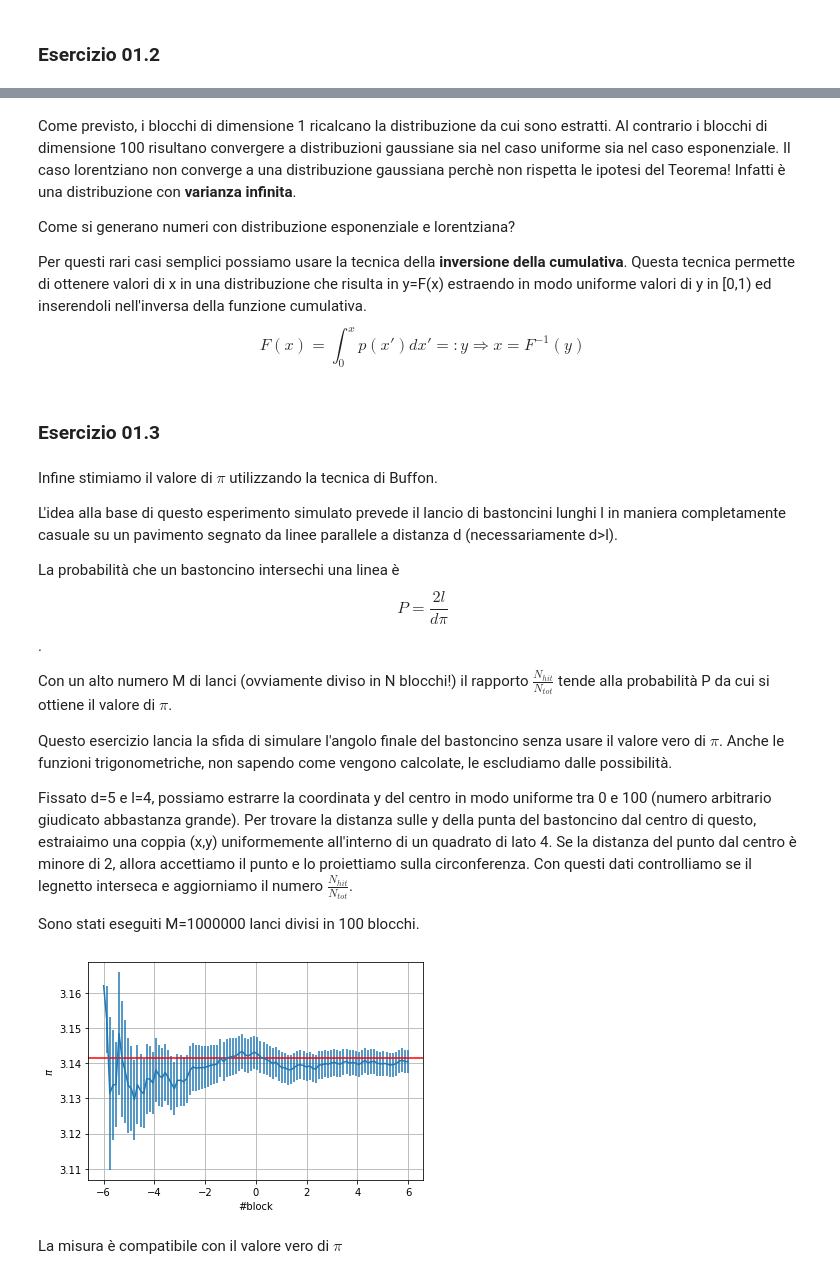
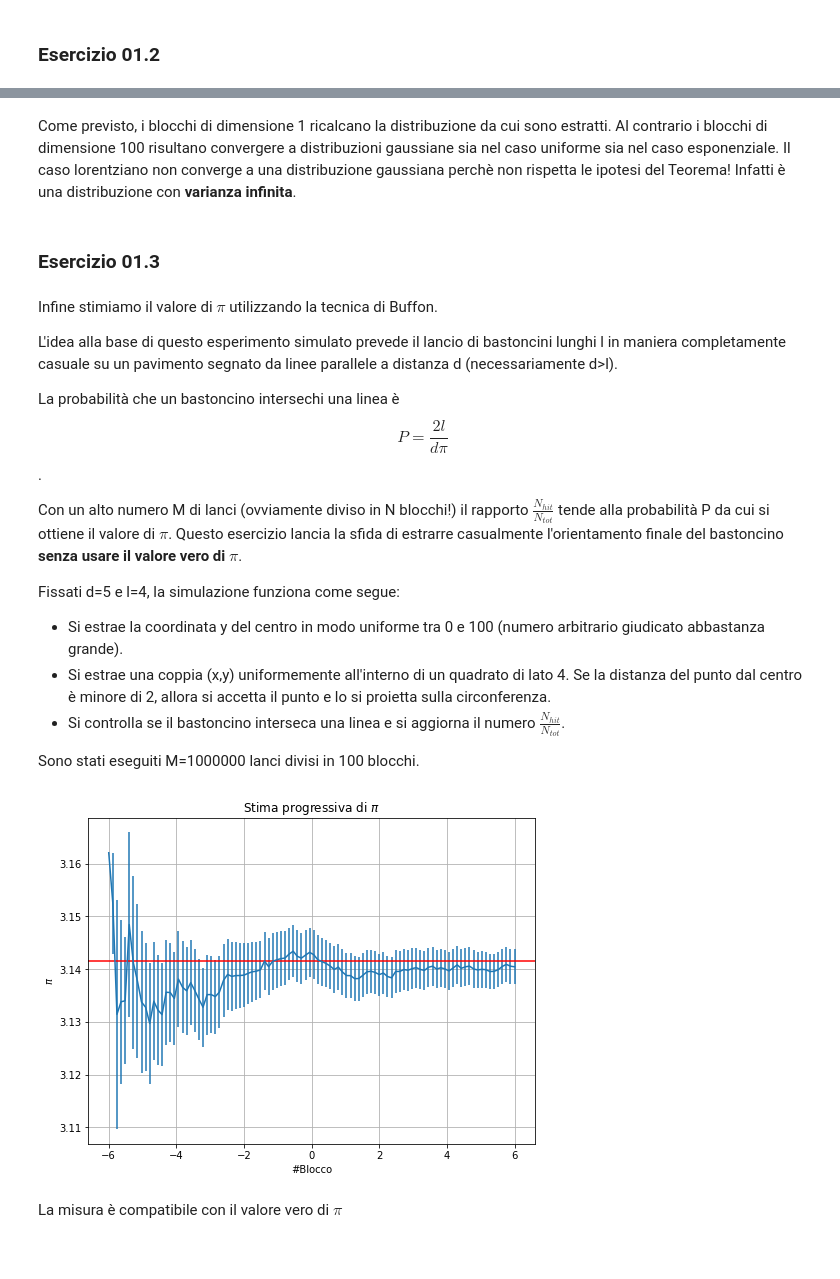
Before and after one commit to dariopullia/Numerical_Simulations_Lab, a Jupyter notebook: 01/Lezione1.ipynb, the cells around one changed output, grey strips where cells are left out. Saved outputs shown, nothing was run; the diff lists cells and outputs as text; code cells hidden in the pictures.

```diff
--- a/01/Lezione1.ipynb
+++ b/01/Lezione1.ipynb
@@ -134,11 +156,5 @@ axs[2].legend(loc='upper right')
 # %% [markdown]
 Come previsto, i blocchi di dimensione 1 ricalcano la distribuzione da cui sono estratti. Al contrario i blocchi di dimensione 100 risultano convergere a distribuzioni gaussiane sia nel caso uniforme sia nel caso esponenziale. Il caso lorentziano non converge a una distribuzione gaussiana perchè non rispetta le ipotesi del Teorema! Infatti è una distribuzione con **varianza infinita**.
-
-Come si generano numeri con distribuzione esponenziale e lorentziana?
-
-Per questi rari casi semplici possiamo usare la tecnica della **inversione della cumulativa**.
-Questa tecnica permette di ottenere valori di x in una distribuzione che risulta in y=F(x) estraendo in modo uniforme valori di y in \[0,1\) ed inserendoli nell'inversa della funzione cumulativa.
-$$ F(x) = \int_{0}^{x}p(x')dx'=:y \Rightarrow x= F^{-1}(y)$$
 # %% [markdown]
 ### Esercizio 01.3
 # %% [markdown]
@@ -149,21 +165,25 @@ L'idea alla base di questo esperimento simulato prevede il lancio di bastoncini
 La probabilità che un bastoncino intersechi una linea è $$P=\frac{2l}{d\pi}$$.
 
 Con un alto numero M di lanci (ovviamente diviso in N blocchi!) il rapporto $\frac{N_{hit}}{N_{tot}}$ tende alla probabilità P da cui si ottiene il valore di $\pi$.
+Questo esercizio lancia la sfida di estrarre casualmente l'orientamento finale del bastoncino **senza usare il valore vero di $\pi$**.
 
-Questo esercizio lancia la sfida di simulare l'angolo finale del bastoncino senza usare il valore vero di $\pi$. Anche le funzioni trigonometriche, non sapendo come vengono calcolate, le escludiamo dalle possibilità.
-
-Fissato d=5 e l=4, possiamo estrarre la coordinata y del centro in modo uniforme tra 0 e 100 (numero arbitrario giudicato abbastanza grande). Per trovare la distanza sulle y della punta del bastoncino dal centro di questo, estraiaimo una coppia (x,y) uniformemente all'interno di un quadrato di lato 4. Se la distanza del punto dal centro è minore di 2, allora accettiamo il punto e lo proiettiamo sulla circonferenza. Con questi dati controlliamo se il legnetto interseca e aggiorniamo il numero $\frac{N_{hit}}{N_{tot}}$.
+Fissati d=5 e l=4, la simulazione funziona come segue:
+- Si estrae la coordinata y del centro in modo uniforme tra 0 e 100 (numero arbitrario giudicato abbastanza grande).
+- Si estrae una coppia (x,y) uniformemente all'interno di un quadrato di lato 4. Se la distanza del punto dal centro è minore di 2, allora si accetta il punto e lo si proietta sulla circonferenza.
+- Si controlla se il bastoncino interseca una linea e si aggiorna il numero $\frac{N_{hit}}{N_{tot}}$.
 
 Sono stati eseguiti M=1000000 lanci divisi in 100 blocchi.
 # %%
 pi, sigmapi = np.loadtxt("data03/data03.dat", usecols=(0,1), delimiter=' ', unpack='true')
+fig=plt.figure(figsize=(8, 6))
 plt.errorbar(x,pi,yerr=sigmapi)
-plt.xlabel('#block')
+plt.title('Stima progressiva di $\pi$')
+plt.xlabel('#Blocco')
 plt.ylabel('$\pi$')
 plt.axhline(y = np.pi , color = 'r', linestyle = '-')
 plt.grid(True)
 plt.show()
 # %% [output]
-[figure, old version]
+[figure, new version]
 # %% [markdown]
 La misura è compatibile con il valore vero di $\pi$
```
Also changed, not shown: parts of 5 cells of this notebook, 8 other files.
